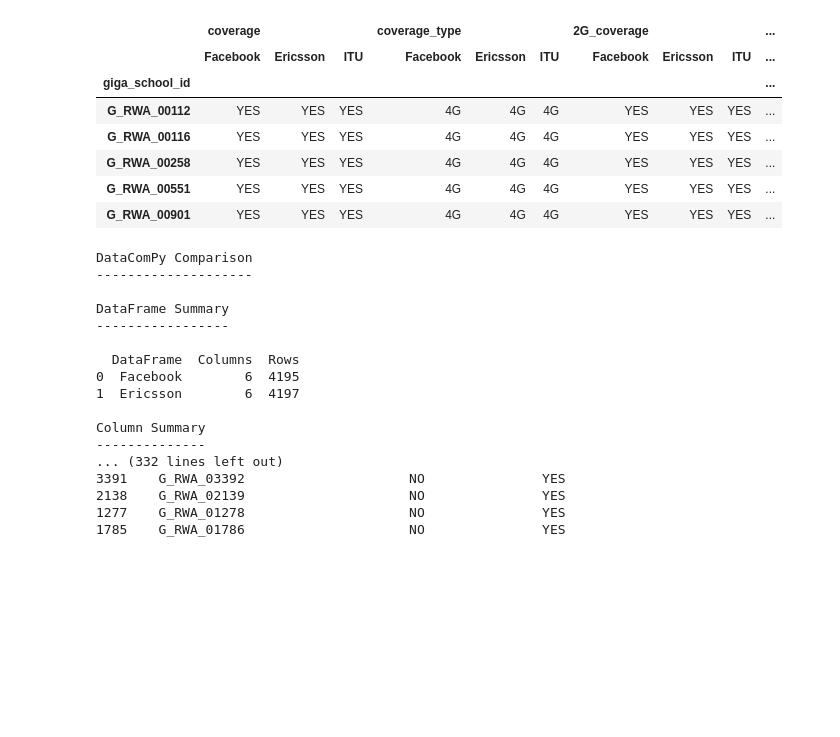
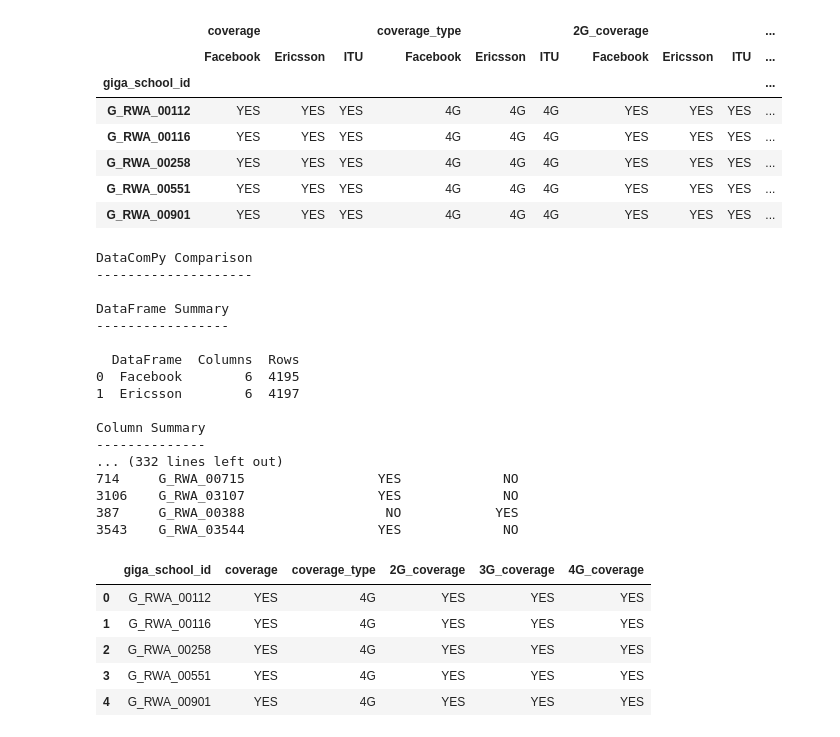
Before and after one commit to unicef/coverage_workflow, a Jupyter notebook: Notebooks/coverage_data_creation.ipynb, the cells around one changed output. Saved outputs shown, nothing was run; the diff lists cells and outputs as text; code cells hidden in the pictures; blank space fills up the shorter version.

```diff
--- a/Notebooks/coverage_data_creation.ipynb
+++ b/Notebooks/coverage_data_creation.ipynb
@@ -115,9 +115,9 @@ def coverage_type(df):
     else:
         return "None"
 # %%
-RW_f['coverage_type'] = RW_f.apply((lambda x: coverage_type(x)),axis=1)
-RW_e['coverage_type'] = RW_e.apply((lambda x: coverage_type(x)),axis=1)
-RW_itu['coverage_type'] = RW_itu.apply((lambda x: coverage_type(x)),axis=1)
+d_f['coverage_type'] = d_f.apply((lambda x: coverage_type(x)),axis=1)
+d_e['coverage_type'] = d_e.apply((lambda x: coverage_type(x)),axis=1)
+d_i['coverage_type'] = d_i.apply((lambda x: coverage_type(x)),axis=1)
 # %%
 # isolating the needed colunms from the rest
 # %%
@@ -171,9 +171,9 @@ def highlight_diff(data, color='lightcoral'):
 # coverage comparison report
 # %%
 # create a separate dfs
-fbc = RW_fc.copy()
-ecc = RW_ec.copy()
-ituc = RW_it.copy()
+fbc = d_fc.copy()
+ecc = d_ec.copy()
+ituc = d_it.copy()
 # Facebook&Ericsson
 cross_profile_fb_ec = datacompy.Compare(
 fbc,
@@ -216,12 +216,21 @@ DataFrame Summary
 Column Summary
 --------------
 ... (332 lines left out)
-3391    G_RWA_03392                     NO               YES
-2138    G_RWA_02139                     NO               YES
-1277    G_RWA_01278                     NO               YES
-1785    G_RWA_01786                     NO               YES
+714     G_RWA_00715                 YES             NO
+3106    G_RWA_03107                 YES             NO
+387     G_RWA_00388                  NO            YES
+3543    G_RWA_03544                 YES             NO
 # %%
 # merging and selecting the most frequent values across the sources on each row and colunm
 # creating a master coverage dataset and merging with the master school location dataset
+# %%
+d_fc.head()
+# %% [output]
+|  | giga_school_id | coverage | coverage_type | 2G_coverage | 3G_coverage | 4G_coverage |
+| 0 | G_RWA_00112 | YES | 4G | YES | YES | YES |
+| 1 | G_RWA_00116 | YES | 4G | YES | YES | YES |
+| 2 | G_RWA_00258 | YES | 4G | YES | YES | YES |
+| 3 | G_RWA_00551 | YES | 4G | YES | YES | YES |
+| 4 | G_RWA_00901 | YES | 4G | YES | YES | YES |
 # %%
 #Main
```
Also changed, not shown: parts of 18 cells of this notebook, 2 other files.
